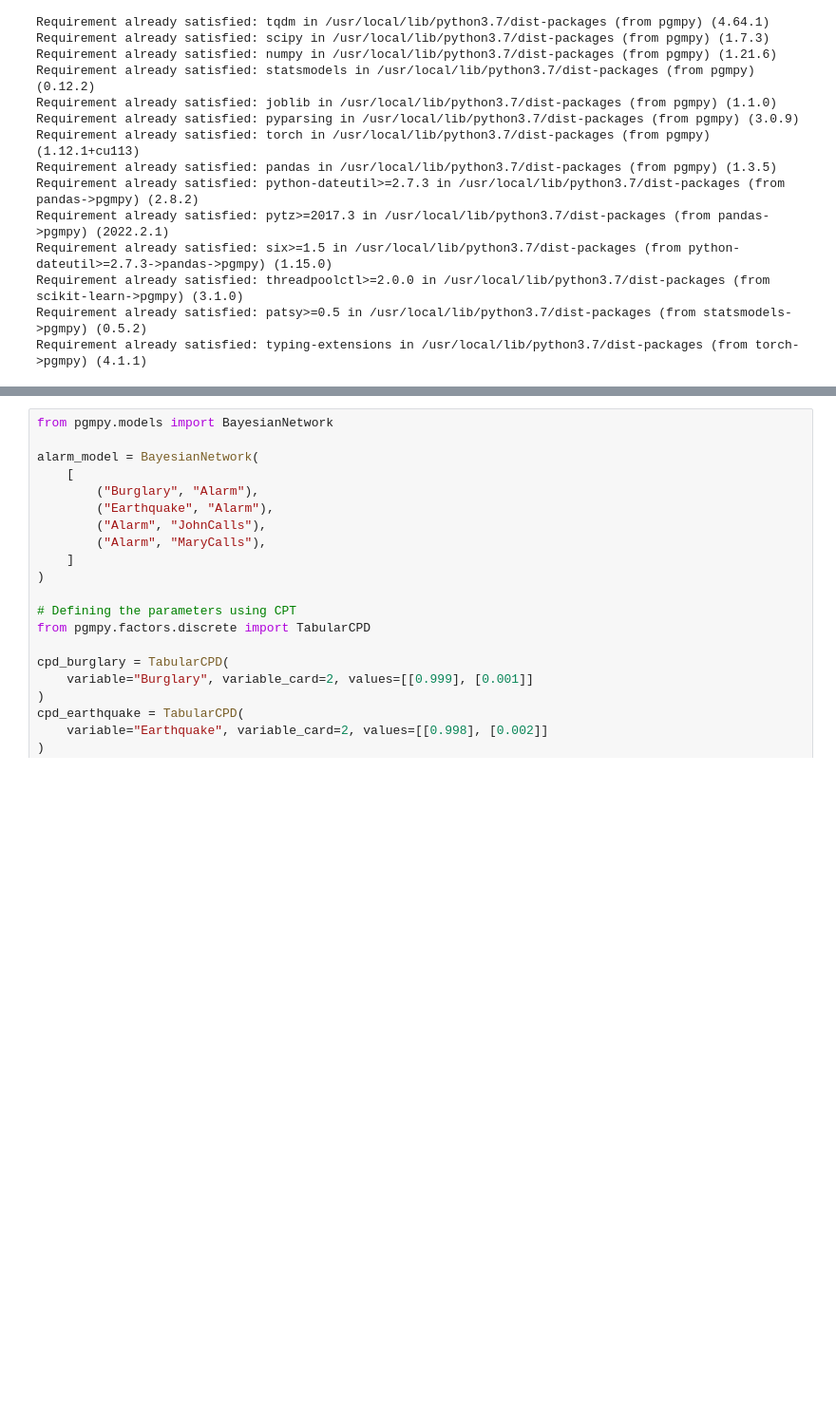
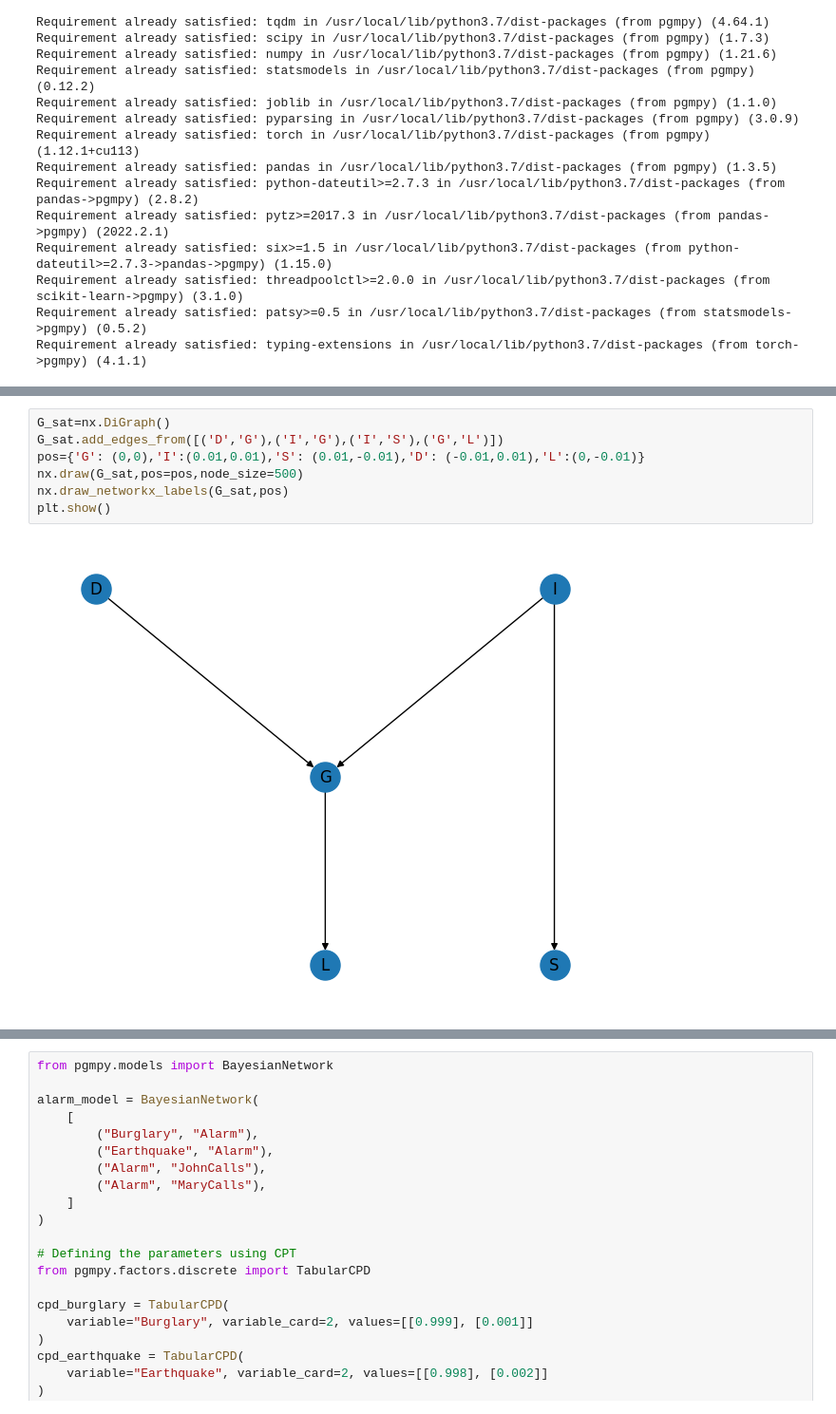
Before and after one commit to sherna90/inteligencia_artificial, a Jupyter notebook: 3.-Redes_Bayesianas.ipynb, the cells around one changed output, grey strips where cells are left out. Shown: that part at 95% size. Cells and saved outputs as stored; diff of their text form; blank space fills up the shorter version.

```diff
--- a/3.-Redes_Bayesianas.ipynb
+++ b/3.-Redes_Bayesianas.ipynb
@@ -82,0 +85,9 @@ Requirement already satisfied: typing-extensions in /usr/local/lib/python3.7/dis
+# %%
+G_sat=nx.DiGraph()
+G_sat.add_edges_from([('D','G'),('I','G'),('I','S'),('G','L')])
+pos={'G': (0,0),'I':(0.01,0.01),'S': (0.01,-0.01),'D': (-0.01,0.01),'L':(0,-0.01)}
+nx.draw(G_sat,pos=pos,node_size=500)
+nx.draw_networkx_labels(G_sat,pos)
+plt.show()
+# %% [output]
+[figure, added]
```
Also changed, not shown: parts of 5 cells of this notebook.
